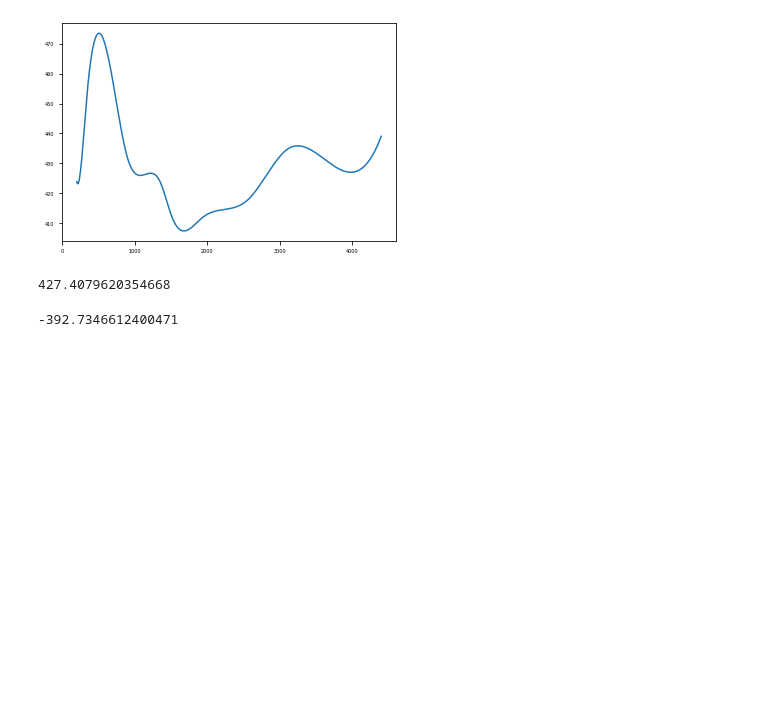
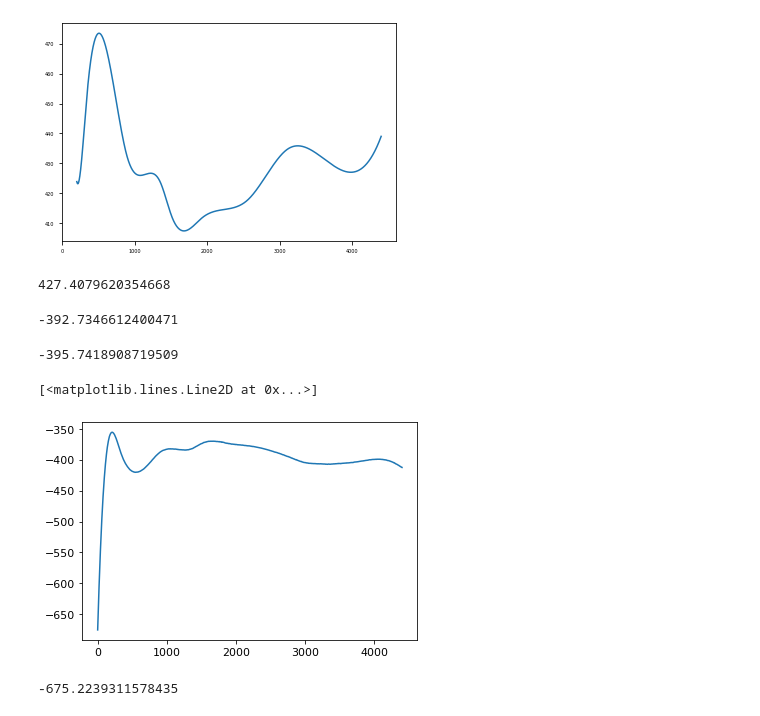
Before and after one commit to arrran/PhD_data_chapter, a Jupyter notebook: Jupyter/PLOTS/data_paper/04_thickness_surfacecolour.ipynb, the cells around one changed output. Cells and saved outputs as stored; diff of their text form; code cells hidden in the pictures; blank space fills up the shorter version.

```diff
--- a/Jupyter/PLOTS/data_paper/04_thickness_surfacecolour.ipynb
+++ b/Jupyter/PLOTS/data_paper/04_thickness_surfacecolour.ipynb
@@ -216,3 +318,16 @@ gdf_mid.ice_thickn.iloc[200:].median()
 gdf_mid.ice_base.iloc[200:].mean()
 # %% [output]
 -392.7346612400471
+# %%
+gdf_mid.ice_base.iloc[200:].median()
+# %% [output]
+-395.7418908719509
+# %%
+plt.plot(gdf_mid.ice_base)
+# %% [output]
+[<matplotlib.lines.Line2D at 0x...>]
+[figure, added]
+# %%
+gdf_mid.ice_base.iloc[0]
+# %% [output]
+-675.2239311578435
```
Also changed, not shown: parts of 6 cells of this notebook, 11 other files.
